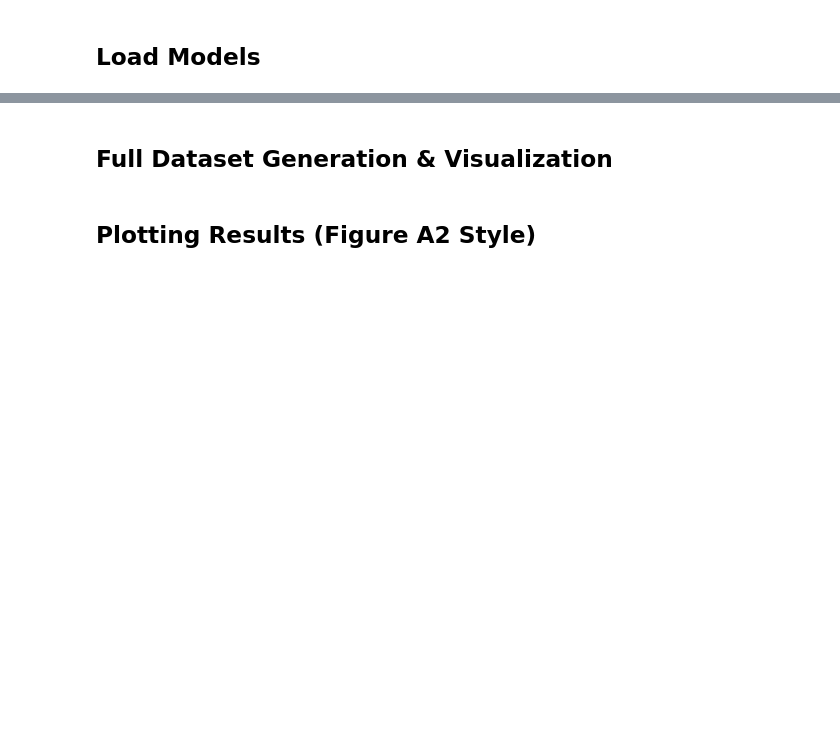
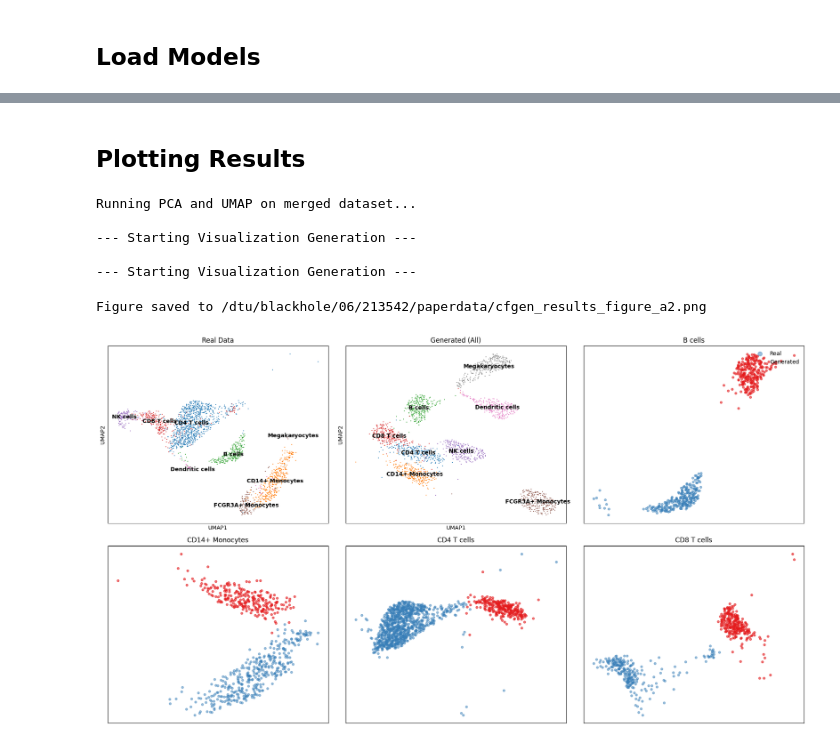
Before and after one commit to elena-iri/Isoflow, a Jupyter notebook: notebooks/evaluation/cfg_sample_and_plot.ipynb, the cells around one changed output, grey strips where cells are left out. Cells and saved outputs as stored; diff of their text form; code cells hidden in the pictures; blank space fills up the shorter version.

Commit message:
cfg_files last edit: for real for real

```diff
--- a/notebooks/evaluation/cfg_sample_and_plot.ipynb
+++ b/notebooks/evaluation/cfg_sample_and_plot.ipynb
@@ -28,7 +31,7 @@ print(f"Using device: {device}")
 We load the data here primarily to recover cell type mappings and library size statistics for sampling.
 # %%
 input_file_path = "/dtu/blackhole/06/213542/paperdata/pbmc3k_train_with_latent.h5ad"
-vae_model_path = "/dtu/blackhole/06/213542/paperdata/pbmc3k_train_nb_autoencoder.pt"
+ae_model_path = "/dtu/blackhole/06/213542/paperdata/pbmc3k_train_nb_autoencoder.pt"
 flow_model_save_path = "/dtu/blackhole/06/213542/paperdata/lib_size_flow_model.pt"
 
 # Sampling Hyperparameters
@@ -159,12 +74,12 @@ vf_model.load_state_dict(checkpoint['vf_state'])
 conditioner.load_state_dict(checkpoint['cond_state'])
 print("Flow model loaded.")
 
-# 2. Load VAE for Decoding
-vae = NB_Autoencoder(num_features=adata.n_vars, latent_dim=latent_dim)
+
+ae = NB_Autoencoder(num_features=adata.n_vars, latent_dim=latent_dim)
 try:
-    vae.load_state_dict(torch.load(vae_model_path, map_location=device))
-    vae.to(device)
-    vae.eval()
-    print("VAE loaded successfully.")
+    ae.load_state_dict(torch.load(ae_model_path, map_location=device))
+    ae.to(device)
+    ae.eval()
+    print("AE loaded successfully.")
 except FileNotFoundError:
-    print(f"Warning: VAE model not found at {vae_model_path}. Decoding will fail.")
+    print(f"Warning: AE model not found at {ae_model_path}. Decoding will fail.")
@@ -235,2 +168,0 @@ print(f"Saved generated counts to: {counts_save_path}")
-# %% [markdown]
-## Full Dataset Generation & Visualization
@@ -308,5 +169,5 @@ print(f"Saved all generated cells to: {save_gen_path}")
 # %% [markdown]
-## Plotting Results (Figure A2 Style)
+## Plotting Results
 # %%
 # Prepare Merged Dataset
 adata_real = adata.copy()
@@ -328,51 +189,39 @@ sc.tl.umap(adata_merged)
 # Visualization
 print("\n--- Starting Visualization Generation ---")
 highlight_types = ['B cells', 'CD14+ Monocytes', 'CD4 T cells', 'CD8 T cells']
 
 fig = plt.figure(figsize=(18, 10))
 gs = gridspec.GridSpec(2, 3, figure=fig)
 
-def plot_umap_scatter(ax, adata_subset, color_col, title, palette=None, s=10):
-    sc.pl.umap(adata_subset, color=color_col, ax=ax, show=False,
-               title=title, frameon=True, s=s, palette=palette, legend_loc='on data')
-    ax.set_xlabel("UMAP1")
-    ax.set_ylabel("UMAP2")
-
 # Panel 1: Real Data
 ax1 = fig.add_subplot(gs[0, 0])
 plot_umap_scatter(ax1, adata_merged[adata_merged.obs['dataset']=='Real'],
                   'cell_type', 'Real Data')
 
 # Panel 2: Generated Data
 ax2 = fig.add_subplot(gs[0, 1])
 plot_umap_scatter(ax2, adata_merged[adata_merged.obs['dataset']=='Generated'],
                   'cell_type', 'Generated (All)')
 
-def plot_overlap(ax, c_type):
-    mask_r = (adata_merged.obs['dataset'] == 'Real') & (adata_merged.obs['cell_type'] == c_type)
-    mask_g = (adata_merged.obs['dataset'] == 'Generated') & (adata_merged.obs['cell_type'] == c_type)
-
-    umap_r = adata_merged[mask_r].obsm['X_umap']
-    umap_g = adata_merged[mask_g].obsm['X_umap']
-
-    ax.scatter(umap_r[:, 0], umap_r[:, 1], s=15, c='#377eb8', alpha=0.5, label='Real')
-    ax.scatter(umap_g[:, 0], umap_g[:, 1], s=15, c='#e41a1c', alpha=0.6, label='Generated')
-
-    ax.set_title(c_type)
-    ax.set_xticks([])
-    ax.set_yticks([])
-
 # Overlap Panels
 locs = [(0, 2), (1, 0), (1, 1), (1, 2)]
 for i, c_type in enumerate(highlight_types):
     if i >= len(locs): break
     ax = fig.add_subplot(gs[locs[i]])
-    plot_overlap(ax, c_type)
+    plot_overlap(ax, c_type, adata_merged)
     if i == 0:
         ax.legend(frameon=False, loc='upper right', markerscale=2)
 
 plt.tight_layout()
 save_plot_path = os.path.join(os.path.dirname(flow_model_save_path), "cfgen_results_figure_a2.png")
 plt.savefig(save_plot_path, dpi=300)
 print(f"Figure saved to {save_plot_path}")
 plt.show()
+# %% [output]
+Running PCA and UMAP on merged dataset...
+
+--- Starting Visualization Generation ---
+
+--- Starting Visualization Generation ---
+Figure saved to /dtu/blackhole/06/213542/paperdata/cfgen_results_figure_a2.png
+[figure, added]
```
Also changed, not shown: parts of 9 cells of this notebook, 5 other files.
